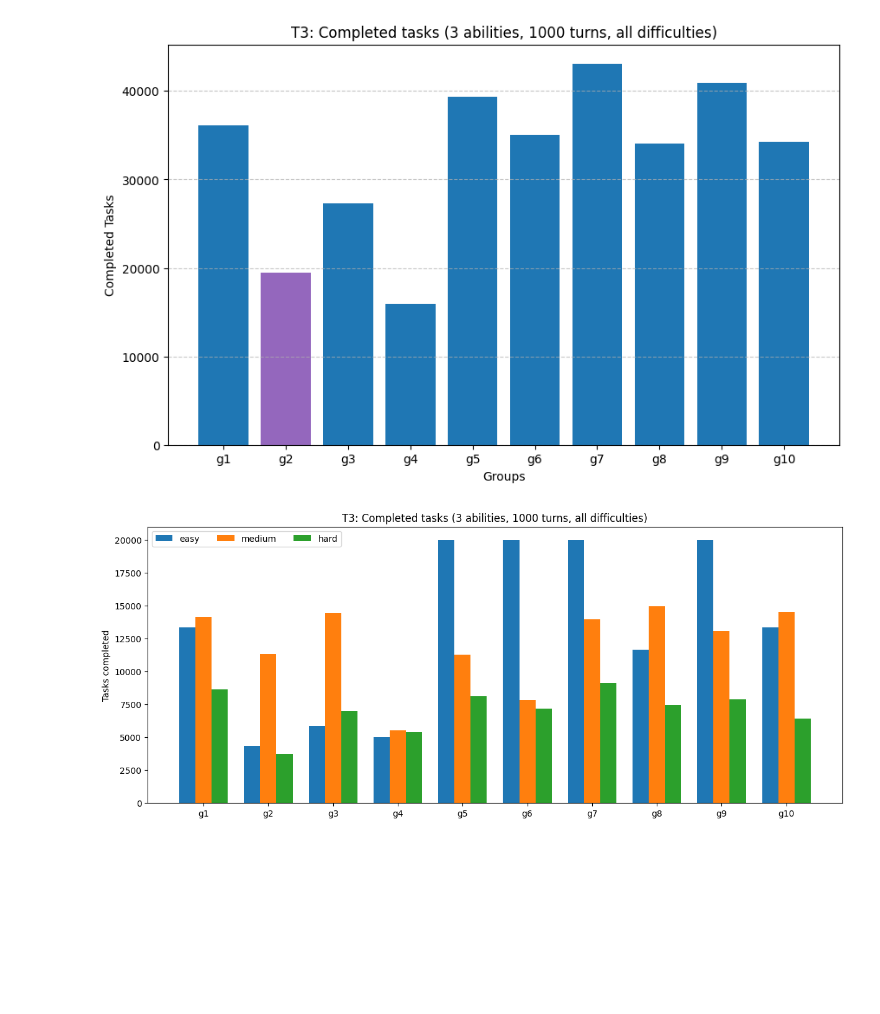
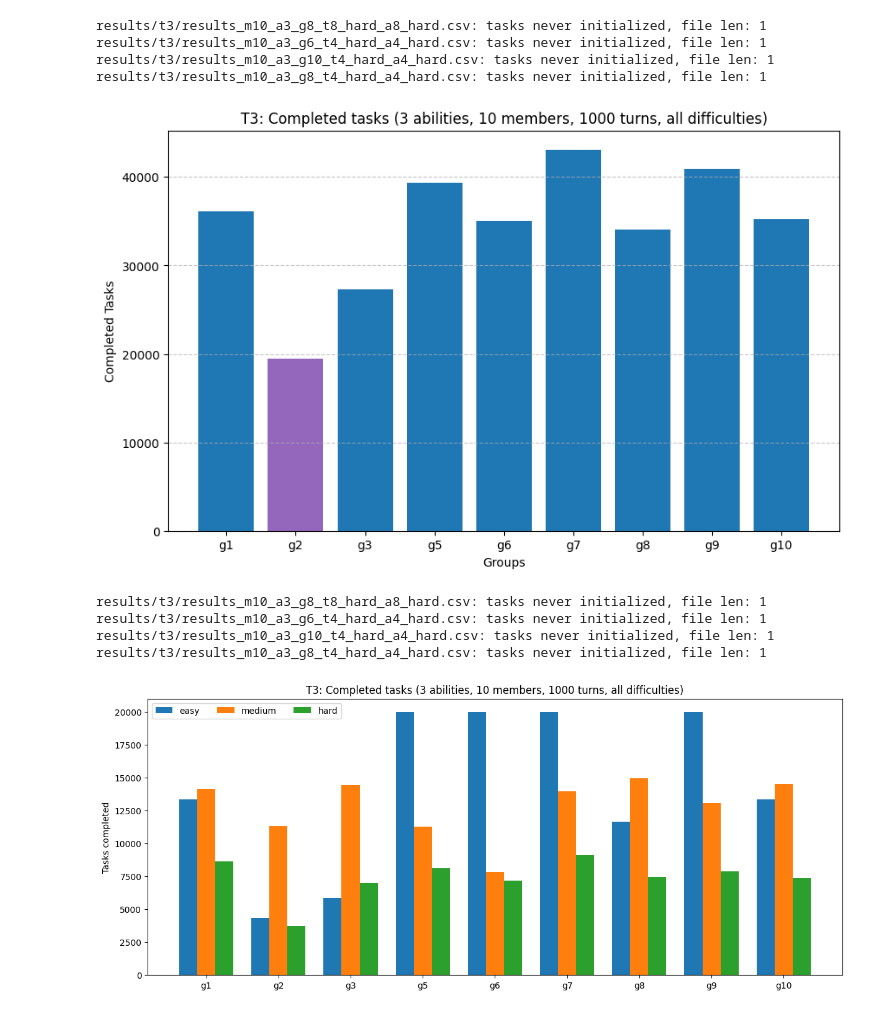
Before and after one commit to kristoferfannar/Community, a Jupyter notebook: teams/team_2/analysis/analysis.ipynb, the cells around one changed output. Cells and saved outputs as stored; diff of their text form; code cells hidden in the pictures; blank space fills up the shorter version.

```diff
--- a/teams/team_2/analysis/analysis.ipynb
+++ b/teams/team_2/analysis/analysis.ipynb
@@ -10,7 +10,12 @@ def parse_file(filename, num_turns):
                 return int(tasks)
 
     # raise Exception(f"only {turns} turns in {filename}")
-    return int(tasks)
+
+    try:
+        return int(tasks)
+    except:
+        print(f"{filename}: tasks never initialized, file len: {len(open(filename).readlines())}")
+        return 0
 
 def parse_points(filename):
     points = []
@@ -20,10 +25,14 @@ def parse_points(filename):
             points.append((int(turns), int(tasks)))
 
 
-    return [(tu, ta / int(tasks)) for tu, ta in points]
+    try:
+        return [(tu, ta / int(tasks)) for tu, ta in points]
+    except:
+        print(f"file {filename} len: {len(open(filename).readlines())}")
+        return []
 
 
-def get_results(num_abilities, difficulty=None, num_turns=-1):
+def get_results(num_abilities, difficulty=None, num_turns=-1, dims_group=-1):
     groups = {g:[] for g in range(1, 11)}
     for file in os.listdir("results/t3/"):
         m, a, g, t, task_lvl, group_abs, abs_lvl = file[:-4].split("_")[1:]
@@ -34,6 +43,9 @@ def get_results(num_abilities, difficulty=None, num_turns=-1):
         group_ability_difficulty =  [int(group_abs[1:]), abs_lvl]
 
         if difficulty and (difficulty != group_task_difficulty[1] or difficulty != group_ability_difficulty[1]):
+            continue
+
+        if dims_group > 0 and int(group_abs[1:]) != dims_group:
             continue
 
         if num_abilities != num_abs:
@@ -146,54 +165,73 @@ groups = get_results(num_abilities=abs, num_turns=turns, difficulty=None)
 
 k = [f"g{g}" for g in groups.keys()]
 v = [sum(x) for x in groups.values()]
+k.pop(3)
+v.pop(3)
 
 plt.figure(figsize=(10, 6))
 colors = ['C0' if k[i] != "g2" else 'C4' for i in range(len(k))]
 plt.bar(k, v, color=colors)
 plt.xlabel('Groups')
 plt.ylabel('Completed Tasks')
-plt.title(f'T3: Completed tasks ({abs} abilities, {turns} turns, all difficulties)')
+plt.title(f'T3: Completed tasks ({abs} abilities, 10 members, {turns} turns, all difficulties)')
 plt.grid(axis='y', linestyle='--', alpha=0.7)
 plt.show()
 # %% [output]
+results/t3/results_m10_a3_g8_t8_hard_a8_hard.csv: tasks never initialized, file len: 1
+results/t3/results_m10_a3_g6_t4_hard_a4_hard.csv: tasks never initialized, file len: 1
+results/t3/results_m10_a3_g10_t4_hard_a4_hard.csv: tasks never initialized, file len: 1
+results/t3/results_m10_a3_g8_t4_hard_a4_hard.csv: tasks never initialized, file len: 1
-[figure, old version]
+[figure, new version]
 # %%
 import matplotlib.pyplot as plt
 import numpy as np
 
 turns = 1000
 abs =3
 easy_groups = get_results(num_abilities=abs, num_turns=turns, difficulty="easy")
 mid_groups = get_results(num_abilities=abs, num_turns=turns, difficulty="medium")
 hard_groups = get_results(num_abilities=abs, num_turns=turns, difficulty="hard")
 
 k = [f"g{g}" for g in easy_groups.keys()]
 
+k.pop(3)
 
-data = {"easy": [sum(scores) for scores in easy_groups.values()],
-        "medium": [sum(scores) for scores in mid_groups.values()],
-        "hard": [sum(scores) for scores in hard_groups.values()]}
+
+leg = list(easy_groups.values())
+leg.pop(3)
+lmg = list(mid_groups.values())
+lmg.pop(3)
+lhg = list(hard_groups.values())
+lhg.pop(3)
+
+data = {"easy": [sum(scores) for scores in leg],
+        "medium": [sum(scores) for scores in lmg],
+        "hard": [sum(scores) for scores in lhg]}
 
 # plt.figure(figsize=(10, 6))
 colors = ['C0' if k[i] != "g2" else 'C4' for i in range(len(k))]
 multiplier = 0
 width = 0.25
-x = np.arange(10)
+x = np.arange(len(leg))
 
 fig, ax = plt.subplots(figsize=(12, 5), layout='constrained')
 
 for attribute, measurement in data.items():
     offset = width * multiplier
     rects = ax.bar(x + offset, measurement, width, label=attribute)
     multiplier += 1
 
 ax.set_ylabel('Tasks completed')
 ax.set_xticks(x + width, k)
 ax.legend(loc='upper left', ncols=3)
-plt.title(f'T3: Completed tasks ({abs} abilities, {turns} turns, all difficulties)')
+plt.title(f'T3: Completed tasks ({abs} abilities, 10 members, {turns} turns, all difficulties)')
 plt.show()
 # %% [output]
+results/t3/results_m10_a3_g8_t8_hard_a8_hard.csv: tasks never initialized, file len: 1
+results/t3/results_m10_a3_g6_t4_hard_a4_hard.csv: tasks never initialized, file len: 1
+results/t3/results_m10_a3_g10_t4_hard_a4_hard.csv: tasks never initialized, file len: 1
+results/t3/results_m10_a3_g8_t4_hard_a4_hard.csv: tasks never initialized, file len: 1
-[figure, old version]
+[figure, new version]
 # %%
 import matplotlib.pyplot as plt
 
```
Also changed, not shown: parts of 9 cells of this notebook, 1 other file.
